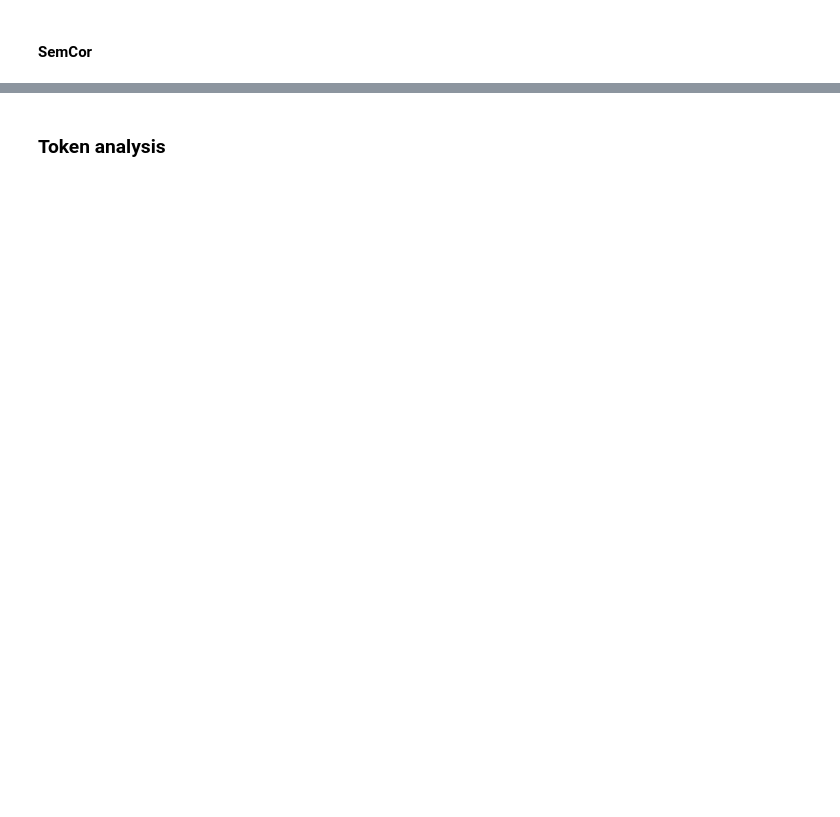
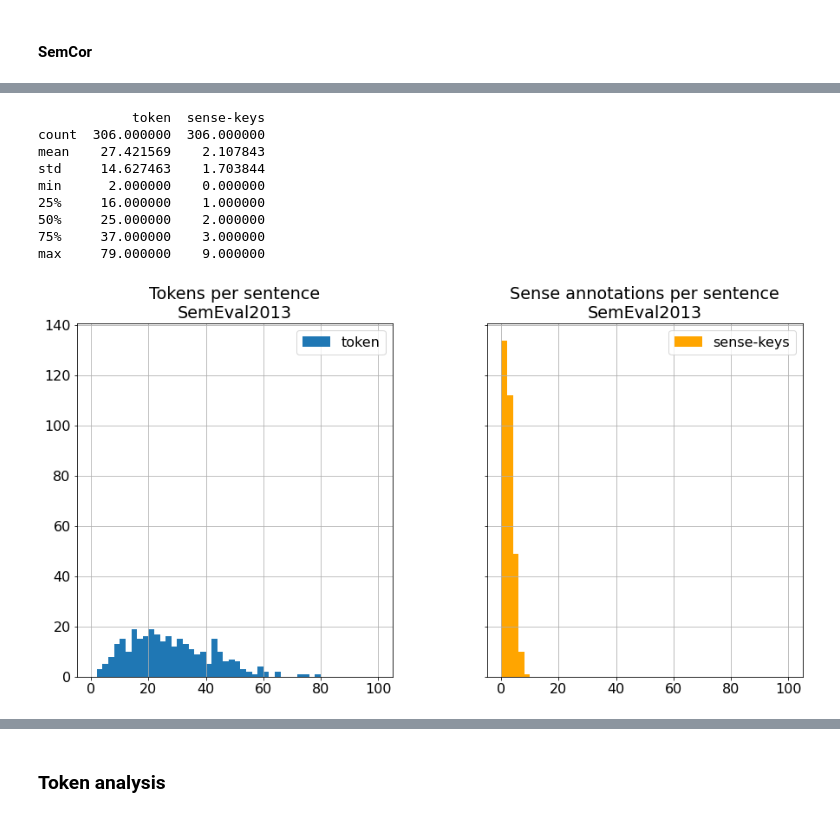
Before and after one commit to WordSenseMakers/bert-wsd, a Jupyter notebook: dataset_statistics.ipynb, the cells around one changed output, grey strips where cells are left out. Saved outputs shown, nothing was run; the diff lists cells and outputs as text; code cells hidden in the pictures; blank space fills up the shorter version.

```diff
--- a/dataset_statistics.ipynb
+++ b/dataset_statistics.ipynb
@@ -81,0 +154,13 @@ max      258.000000     60.000000
+# %%
+sentences_token_stat(se2013, "SemEval2013")
+# %% [output]
+            token  sense-keys
+count  306.000000  306.000000
+mean    27.421569    2.107843
+std     14.627463    1.703844
+min      2.000000    0.000000
+25%     16.000000    1.000000
+50%     25.000000    2.000000
+75%     37.000000    3.000000
+max     79.000000    9.000000
+[figure, added]
```
Also changed, not shown: parts of 60 cells of this notebook, 1 other file.
